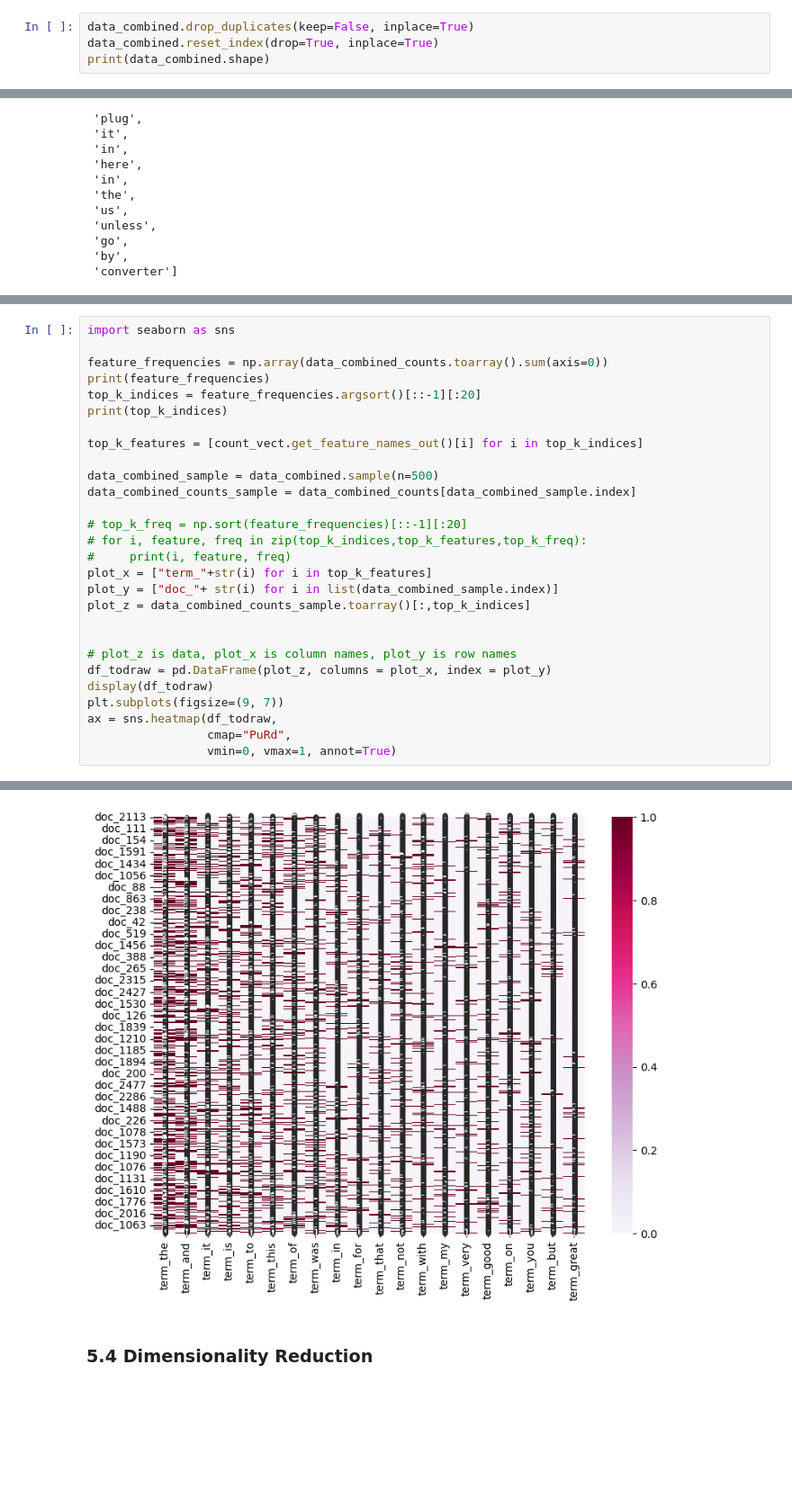
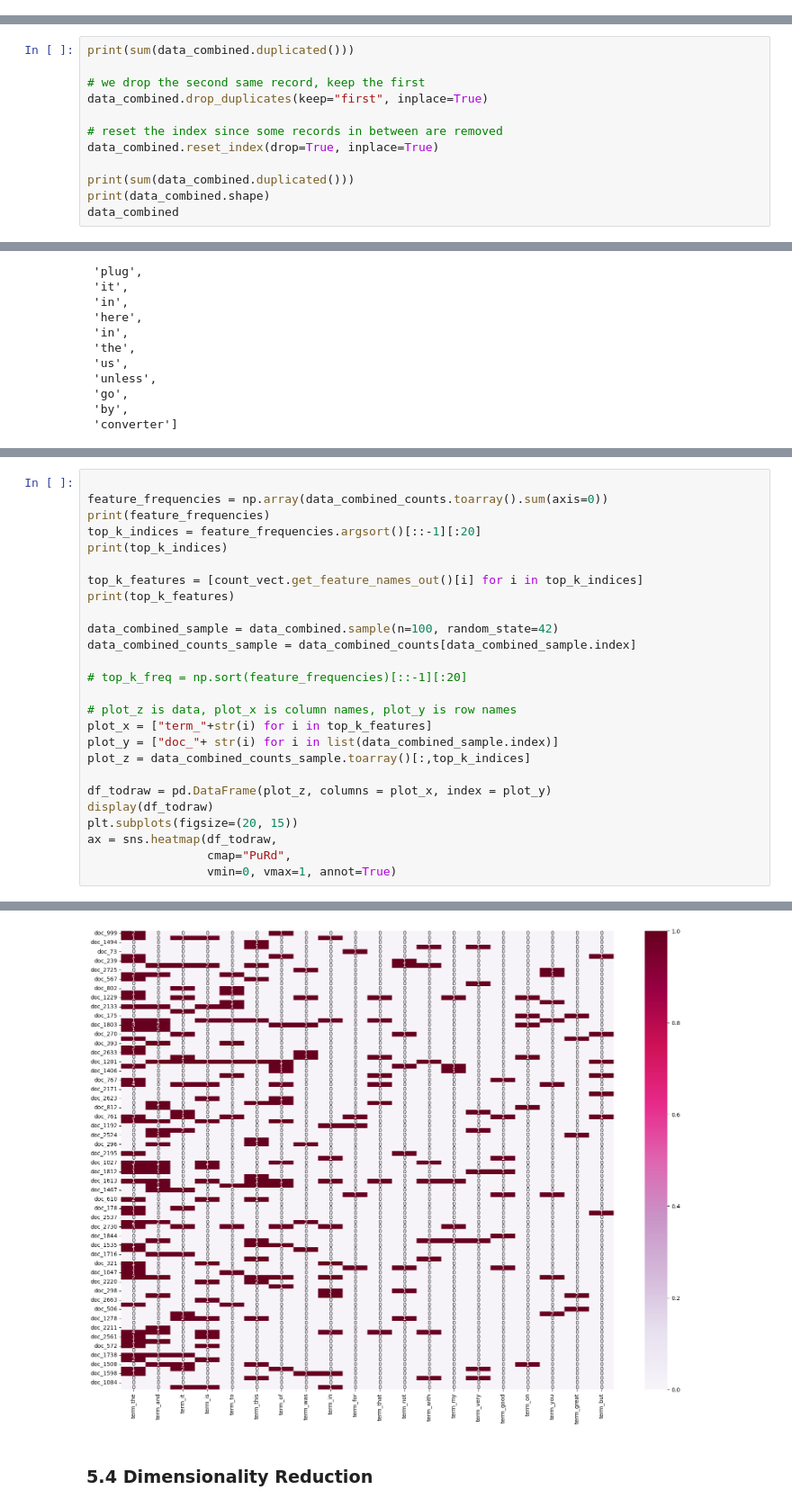
Before and after one commit to chihuahualee828/DM2023-Lab1-Master, a Jupyter notebook: Homework/DM2023-Lab1-Homework.ipynb, the cells around one changed output, grey strips where cells are left out. Shown at 90% size. Cells and saved outputs as stored; diff of their text form; blank space fills up the shorter version.

```diff
--- a/Homework/DM2023-Lab1-Homework.ipynb
+++ b/Homework/DM2023-Lab1-Homework.ipynb
@@ -595,7 +612,3 @@ data_combined
 | 2746 | The whole experience was underwhe... | 0 | negative |
 | 2747 | Then, as if I hadn't wasted enoug... | 0 | negative |
 2748 rows × 3 columns
-# %%
-data_combined.drop_duplicates(keep=False, inplace=True)
-data_combined.reset_index(drop=True, inplace=True)
-print(data_combined.shape)
@@ -603,0 +615,12 @@ print(data_combined.shape)
+# %%
+print(sum(data_combined.duplicated()))
+
+# we drop the second same record, keep the first
+data_combined.drop_duplicates(keep="first", inplace=True)
+
+# reset the index since some records in between are removed
+data_combined.reset_index(drop=True, inplace=True)
+
+print(sum(data_combined.duplicated()))
+print(data_combined.shape)
+data_combined
@@ -713,5 +757,4 @@ analyze(data_combined.sentence[0])
 # %%
-import seaborn as sns
 
 feature_frequencies = np.array(data_combined_counts.toarray().sum(axis=0))
 print(feature_frequencies)
@@ -719,22 +762,21 @@ top_k_indices = feature_frequencies.argsort()[::-1][:20]
 print(top_k_indices)
 
 top_k_features = [count_vect.get_feature_names_out()[i] for i in top_k_indices]
+print(top_k_features)
 
-data_combined_sample = data_combined.sample(n=500)
+data_combined_sample = data_combined.sample(n=100, random_state=42)
 data_combined_counts_sample = data_combined_counts[data_combined_sample.index]
 
 # top_k_freq = np.sort(feature_frequencies)[::-1][:20]
-# for i, feature, freq in zip(top_k_indices,top_k_features,top_k_freq):
-#     print(i, feature, freq)
+
+# plot_z is data, plot_x is column names, plot_y is row names
 plot_x = ["term_"+str(i) for i in top_k_features]
 plot_y = ["doc_"+ str(i) for i in list(data_combined_sample.index)]
 plot_z = data_combined_counts_sample.toarray()[:,top_k_indices]
 
-
-# plot_z is data, plot_x is column names, plot_y is row names
 df_todraw = pd.DataFrame(plot_z, columns = plot_x, index = plot_y)
 display(df_todraw)
-plt.subplots(figsize=(9, 7))
+plt.subplots(figsize=(20, 15))
 ax = sns.heatmap(df_todraw,
                  cmap="PuRd",
                  vmin=0, vmax=1, annot=True)
@@ -758,4 +801,4 @@ ax = sns.heatmap(df_todraw,
-[figure, old version]
+[figure, new version]
 # %% [markdown]
 ### 5.4 Dimensionality Reduction
 # %%
```
Also changed, not shown: parts of 55 cells of this notebook.
